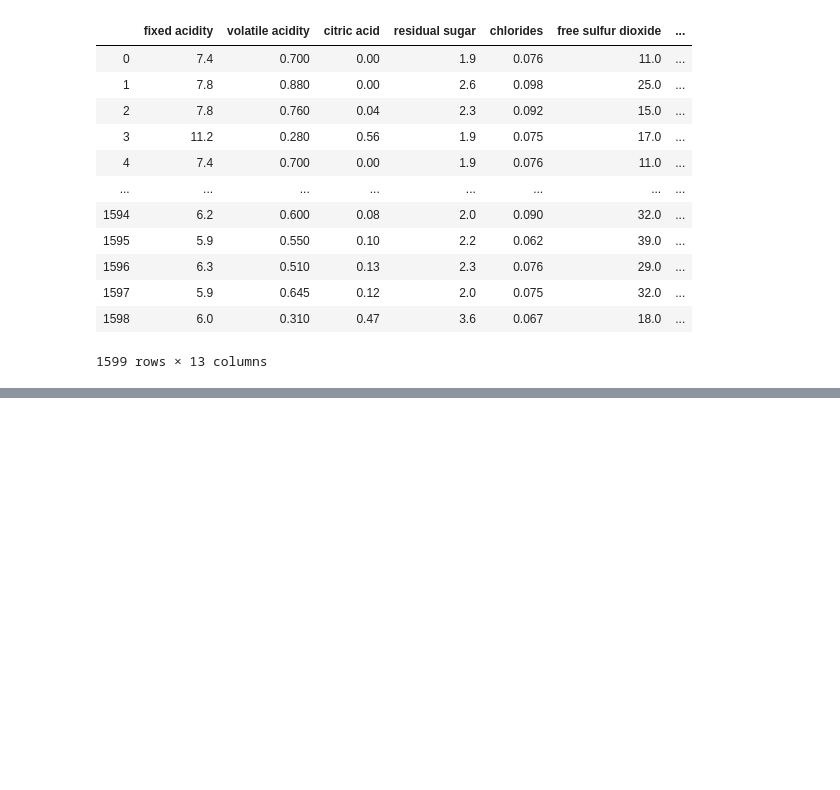
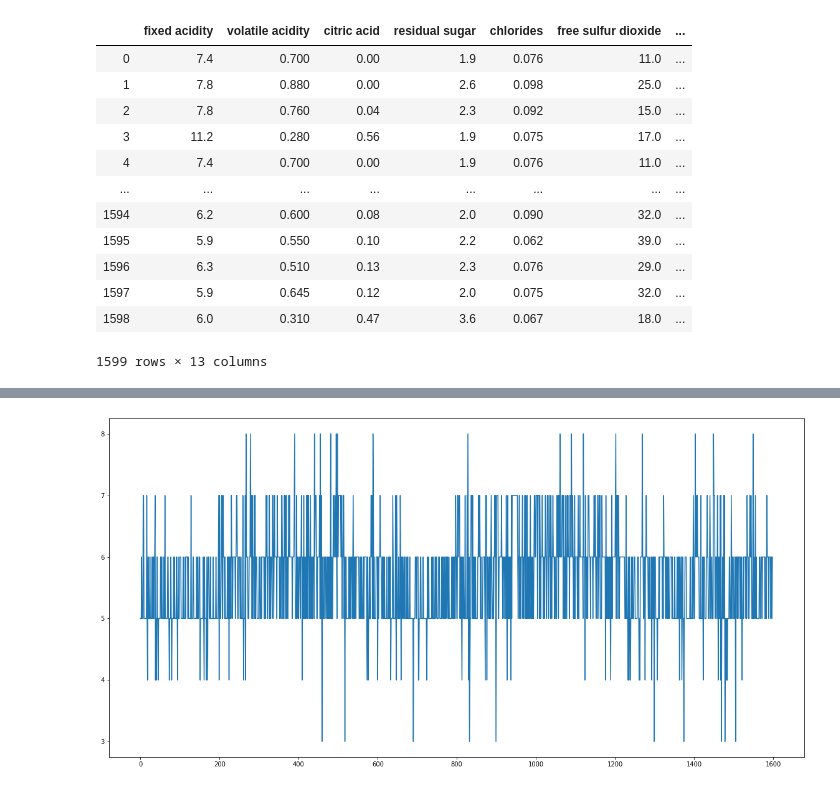
Before and after one commit to eff-kay/aml_classification_models, a Jupyter notebook: mini_project1.ipynb, the cells around one changed output, grey strips where cells are left out. Saved outputs shown, nothing was run; the diff lists cells and outputs as text; code cells hidden in the pictures; blank space fills up the shorter version.

```diff
--- a/mini_project1.ipynb
+++ b/mini_project1.ipynb
@@ -40,0 +48,6 @@ df
+# %%
+pt.figure(figsize=(20,10))
+pt.plot(df['quality'])
+pt.show()
+# %% [output]
+[figure, added]
```
Also changed, not shown: parts of 21 cells of this notebook.
